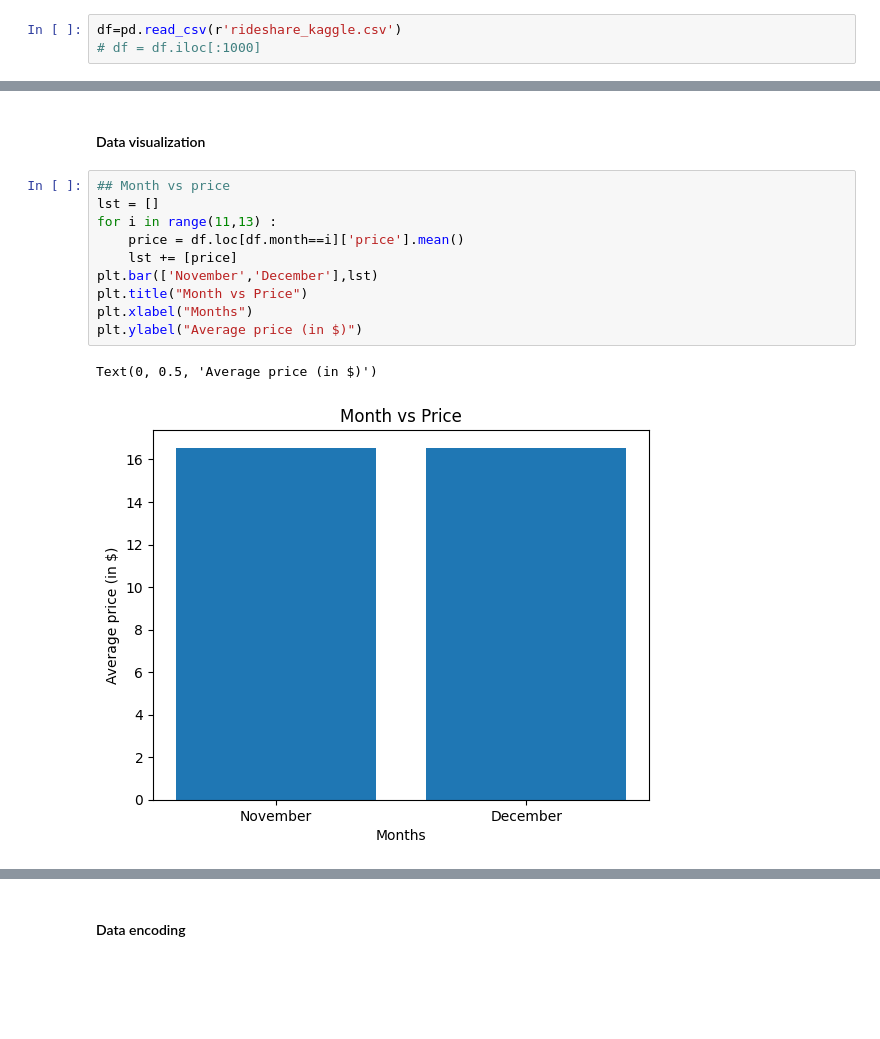
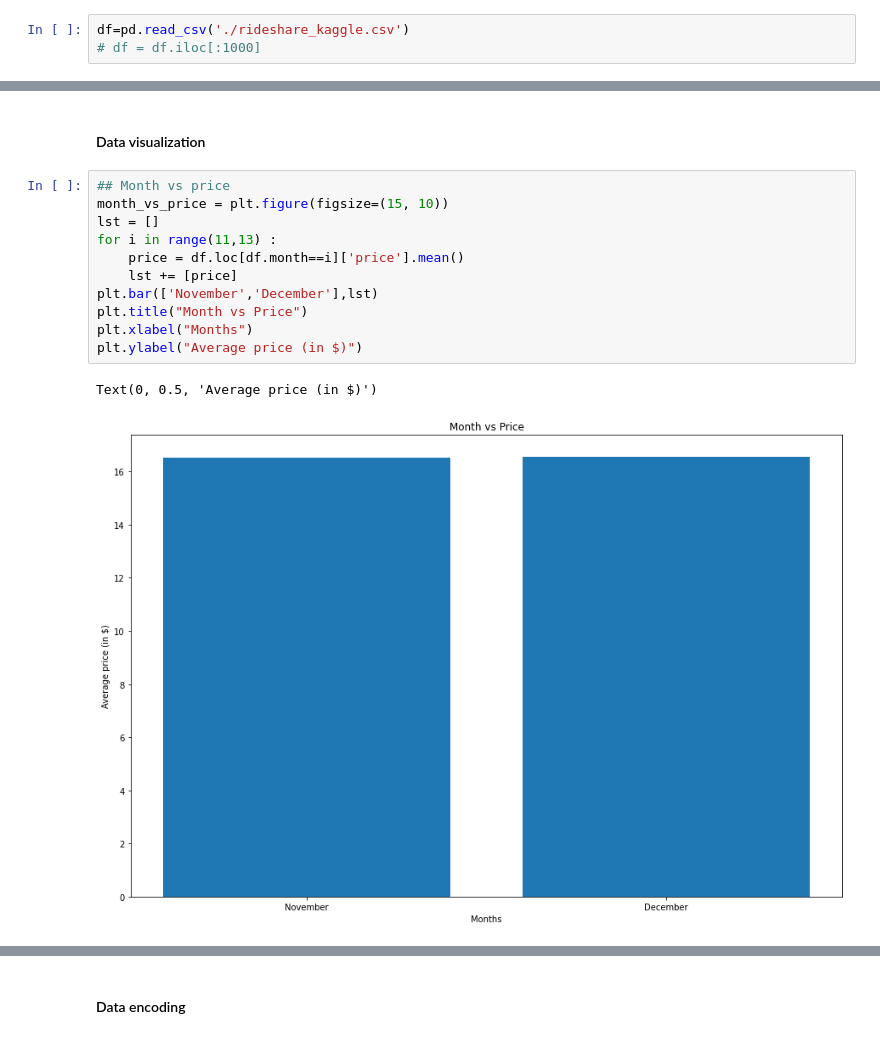
Before and after one commit to itsHarinderjit/Cab-Data-Analysis, a Jupyter notebook: Harinderjit_102017151.ipynb, the cells around one changed output, grey strips where cells are left out. Saved outputs shown, nothing was run; the diff lists cells and outputs as text; blank space fills up the shorter version.

```diff
--- a/Harinderjit_102017151.ipynb
+++ b/Harinderjit_102017151.ipynb
@@ -8,7 +8,7 @@ from sklearn.model_selection import train_test_split
 from sklearn import linear_model
 from sklearn.metrics import r2_score
 # %%
-df=pd.read_csv(r'rideshare_kaggle.csv')
+df=pd.read_csv('./rideshare_kaggle.csv')
 # df = df.iloc[:1000]
 # %% [markdown]
 #### Understanding Data
@@ -157,16 +165,17 @@ Index(['timestamp', 'hour', 'day', 'month', 'datetime', 'source',
 #### Data visualization
 # %%
 ## Month vs price
+month_vs_price = plt.figure(figsize=(15, 10))
 lst = []
 for i in range(11,13) :
     price = df.loc[df.month==i]['price'].mean()
     lst += [price]
 plt.bar(['November','December'],lst)
 plt.title("Month vs Price")
 plt.xlabel("Months")
 plt.ylabel("Average price (in $)")
 # %% [output]
 Text(0, 0.5, 'Average price (in $)')
-[figure, old version]
+[figure, new version]
 # %%
 ## time vs average price
```
Also changed, not shown: parts of 16 cells of this notebook.
